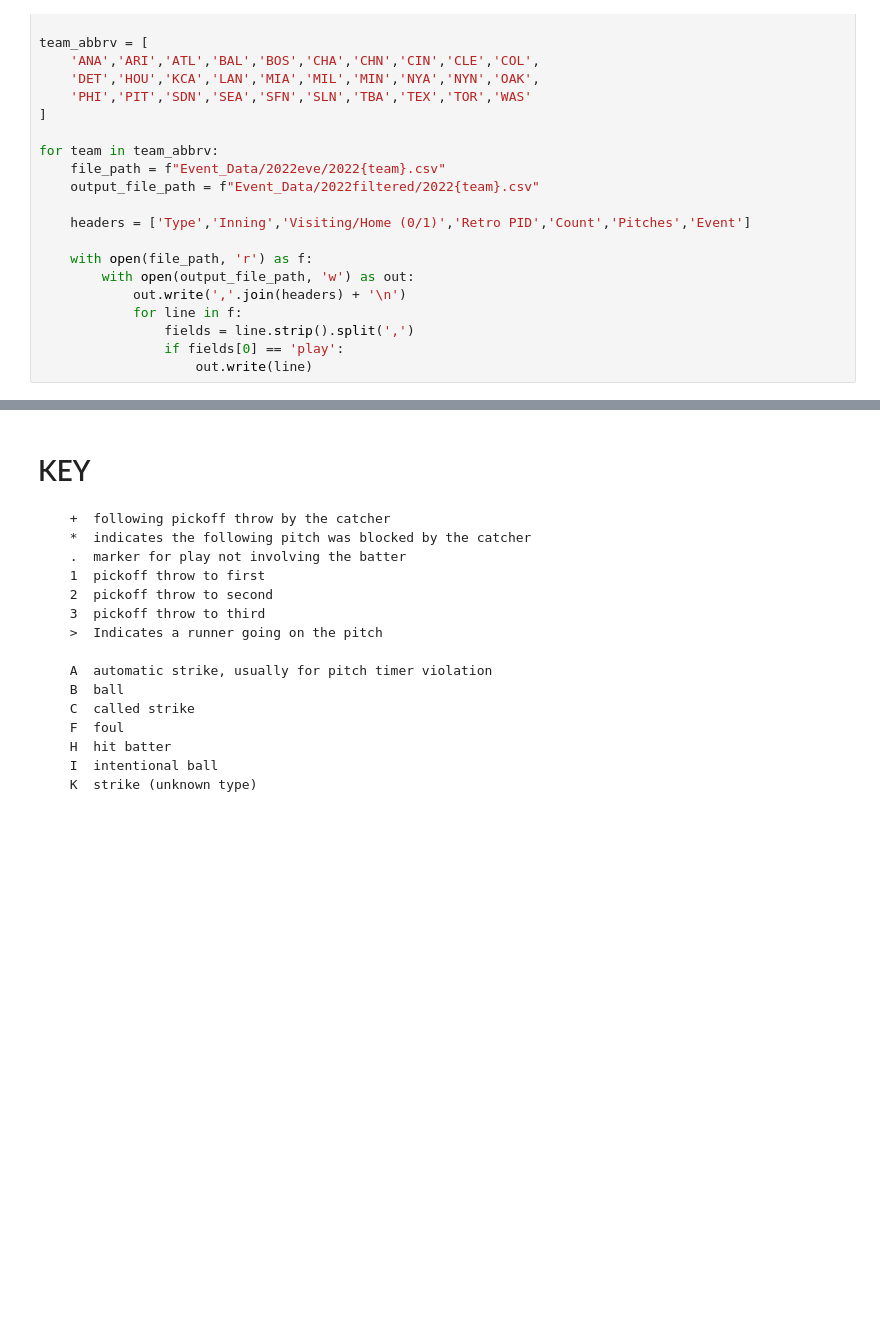
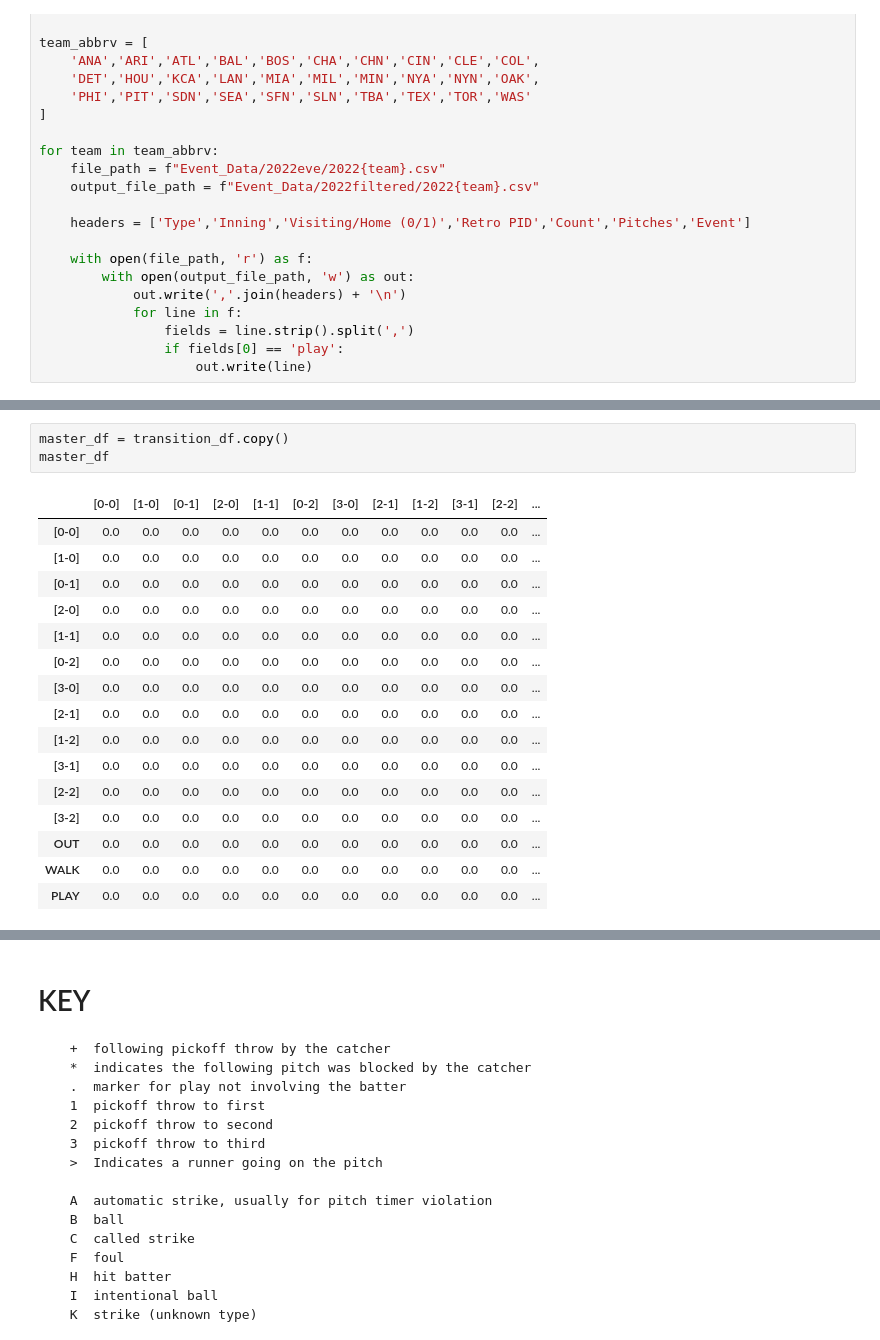
Before and after one commit to Lil-Crouton/markov-pitching-model, a Jupyter notebook: markov_probabilities.ipynb, the cells around one changed output, grey strips where cells are left out. Cells and saved outputs as stored; diff of their text form; blank space fills up the shorter version.

```diff
--- a/markov_probabilities.ipynb
+++ b/markov_probabilities.ipynb
@@ -105,0 +124,20 @@ df
+# %%
+master_df = transition_df.copy()
+master_df
+# %% [output]
+|  | [0-0] | [1-0] | [0-1] | [2-0] | [1-1] | [0-2] | [3-0] | [2-1] | [1-2] | [3-1] | [2-2] | ... |
+| [0-0] | 0.0 | 0.0 | 0.0 | 0.0 | 0.0 | 0.0 | 0.0 | 0.0 | 0.0 | 0.0 | 0.0 | ... |
+| [1-0] | 0.0 | 0.0 | 0.0 | 0.0 | 0.0 | 0.0 | 0.0 | 0.0 | 0.0 | 0.0 | 0.0 | ... |
+| [0-1] | 0.0 | 0.0 | 0.0 | 0.0 | 0.0 | 0.0 | 0.0 | 0.0 | 0.0 | 0.0 | 0.0 | ... |
+| [2-0] | 0.0 | 0.0 | 0.0 | 0.0 | 0.0 | 0.0 | 0.0 | 0.0 | 0.0 | 0.0 | 0.0 | ... |
+| [1-1] | 0.0 | 0.0 | 0.0 | 0.0 | 0.0 | 0.0 | 0.0 | 0.0 | 0.0 | 0.0 | 0.0 | ... |
+| [0-2] | 0.0 | 0.0 | 0.0 | 0.0 | 0.0 | 0.0 | 0.0 | 0.0 | 0.0 | 0.0 | 0.0 | ... |
+| [3-0] | 0.0 | 0.0 | 0.0 | 0.0 | 0.0 | 0.0 | 0.0 | 0.0 | 0.0 | 0.0 | 0.0 | ... |
+| [2-1] | 0.0 | 0.0 | 0.0 | 0.0 | 0.0 | 0.0 | 0.0 | 0.0 | 0.0 | 0.0 | 0.0 | ... |
+| [1-2] | 0.0 | 0.0 | 0.0 | 0.0 | 0.0 | 0.0 | 0.0 | 0.0 | 0.0 | 0.0 | 0.0 | ... |
+| [3-1] | 0.0 | 0.0 | 0.0 | 0.0 | 0.0 | 0.0 | 0.0 | 0.0 | 0.0 | 0.0 | 0.0 | ... |
+| [2-2] | 0.0 | 0.0 | 0.0 | 0.0 | 0.0 | 0.0 | 0.0 | 0.0 | 0.0 | 0.0 | 0.0 | ... |
+| [3-2] | 0.0 | 0.0 | 0.0 | 0.0 | 0.0 | 0.0 | 0.0 | 0.0 | 0.0 | 0.0 | 0.0 | ... |
+| OUT | 0.0 | 0.0 | 0.0 | 0.0 | 0.0 | 0.0 | 0.0 | 0.0 | 0.0 | 0.0 | 0.0 | ... |
+| WALK | 0.0 | 0.0 | 0.0 | 0.0 | 0.0 | 0.0 | 0.0 | 0.0 | 0.0 | 0.0 | 0.0 | ... |
+| PLAY | 0.0 | 0.0 | 0.0 | 0.0 | 0.0 | 0.0 | 0.0 | 0.0 | 0.0 | 0.0 | 0.0 | ... |
```
Also changed, not shown: parts of 14 cells of this notebook.
